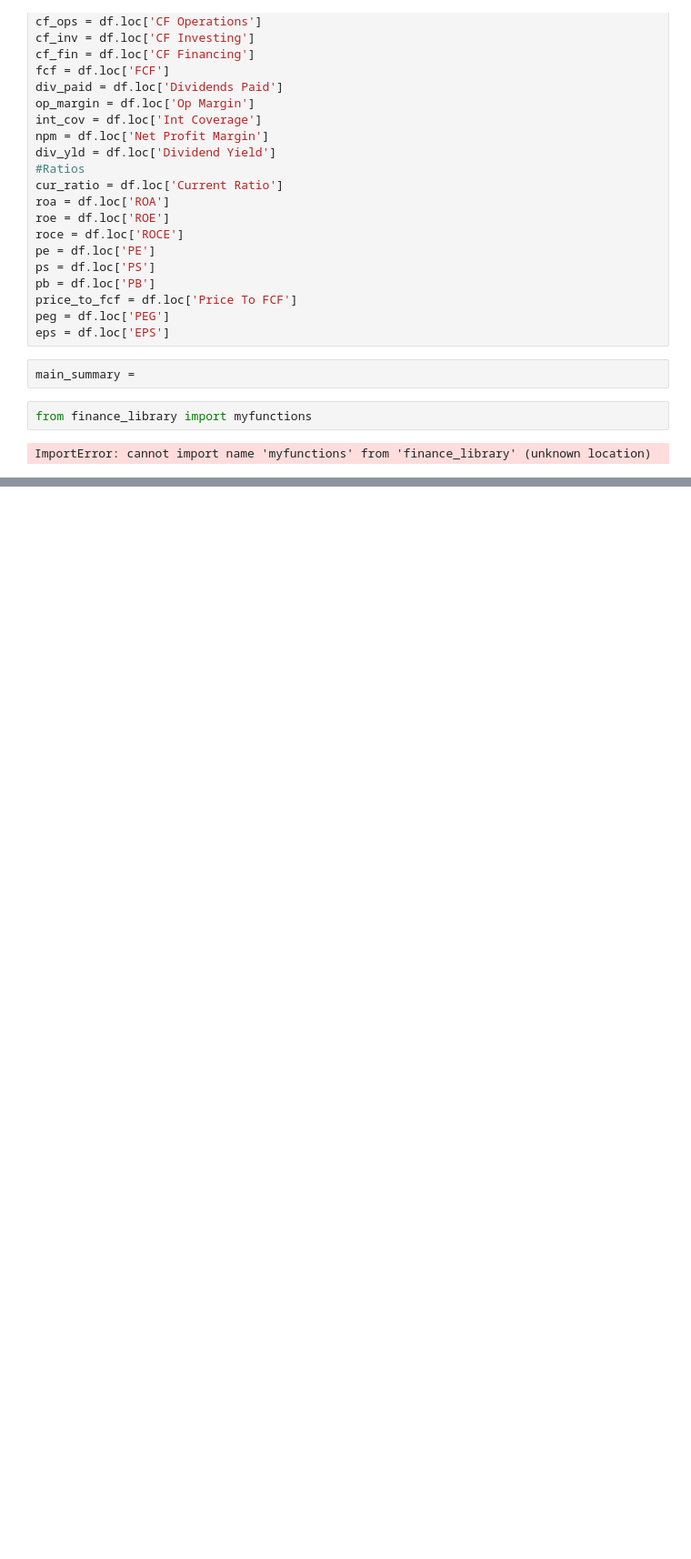
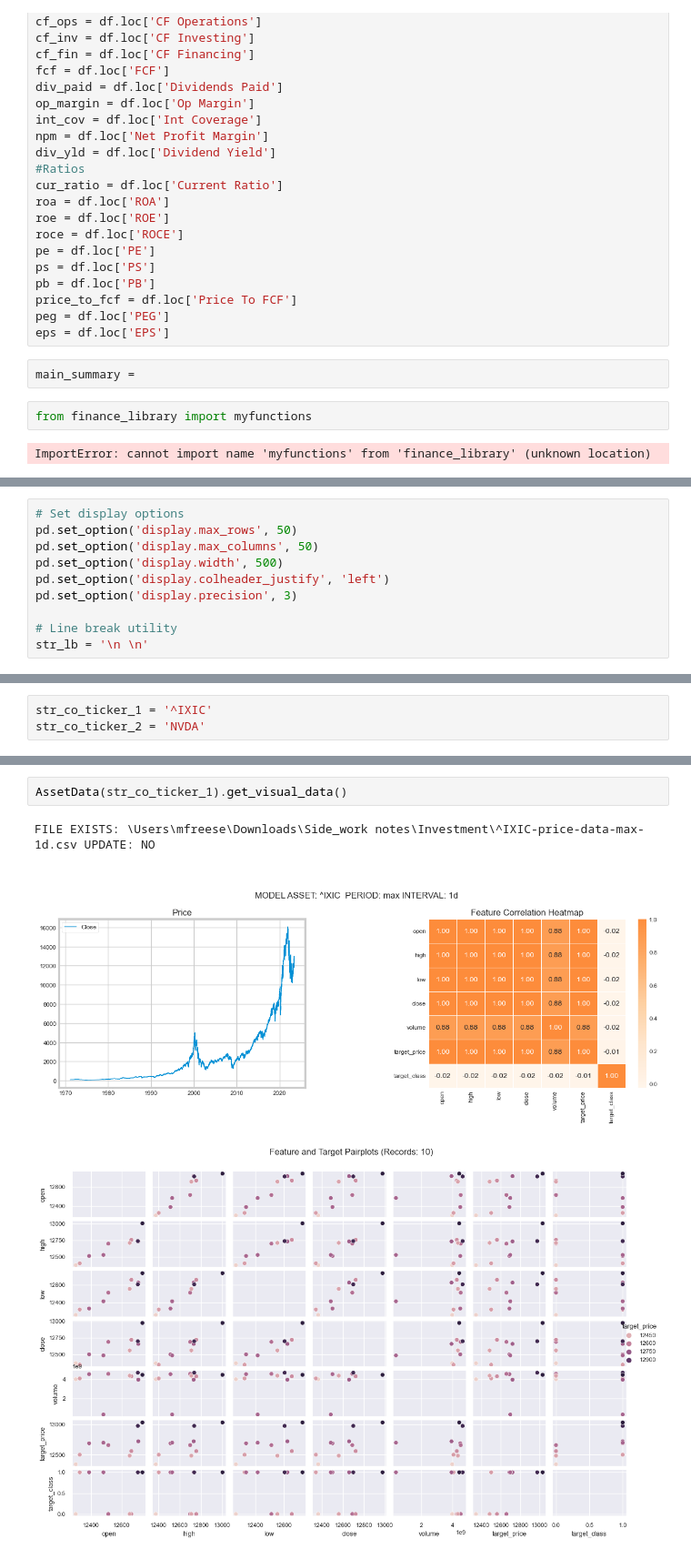
Before and after one commit to mauricefreese/Investment, a Jupyter notebook: dash.ipynb, the cells around one changed output, grey strips where cells are left out. Shown at 91% size. Saved outputs shown, nothing was run; the diff lists cells and outputs as text; blank space fills up the shorter version.

```diff
--- a/dash.ipynb
+++ b/dash.ipynb
@@ -524,0 +664,10 @@ ImportError: cannot import name 'myfunctions' from 'finance_library' (unknown lo
+# %%
+# Set display options
+pd.set_option('display.max_rows', 50)
+pd.set_option('display.max_columns', 50)
+pd.set_option('display.width', 500)
+pd.set_option('display.colheader_justify', 'left')
+pd.set_option('display.precision', 3)
+
+# Line break utility
+str_lb = '\n \n'
@@ -524,0 +1345,3 @@ ImportError: cannot import name 'myfunctions' from 'finance_library' (unknown lo
+# %%
+str_co_ticker_1 = '^IXIC'
+str_co_ticker_2 = 'NVDA'
@@ -524,0 +1420,6 @@ ImportError: cannot import name 'myfunctions' from 'finance_library' (unknown lo
+# %%
+AssetData(str_co_ticker_1).get_visual_data()
+# %% [output]
+FILE EXISTS: \Users\mfreese\Downloads\Side_work notes\Investment\^IXIC-price-data-max-1d.csv UPDATE: NO
+[figure, added]
+[figure, added]
```
Also changed, not shown: parts of 60 cells of this notebook, 13 other files.
